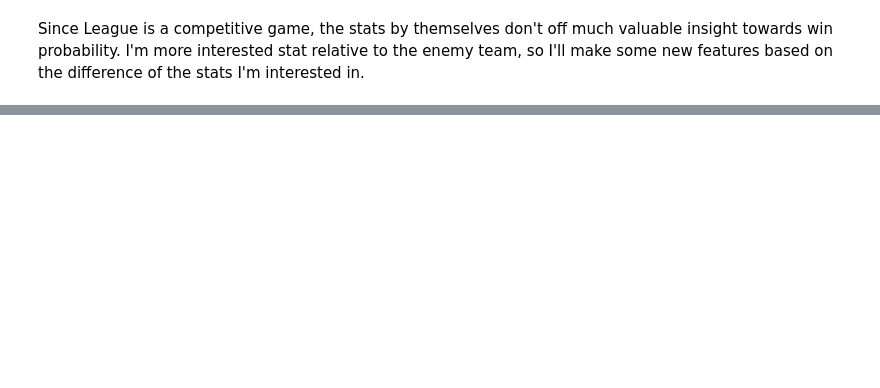
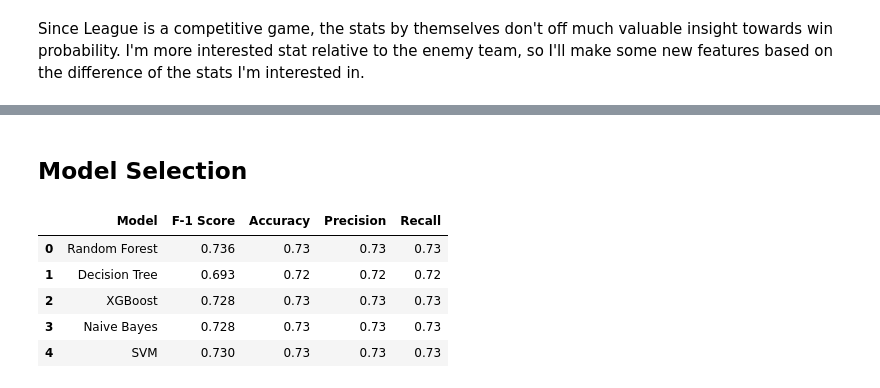
Before and after one commit to si-rui126/lol-win-rate, a Jupyter notebook: league-of-legends-10-min-prediction-model.ipynb, the cells around one changed output, grey strips where cells are left out. Saved outputs shown, nothing was run; the diff lists cells and outputs as text; code cells hidden in the pictures; blank space fills up the shorter version.

```diff
--- a/league-of-legends-10-min-prediction-model.ipynb
+++ b/league-of-legends-10-min-prediction-model.ipynb
@@ -161,0 +213,16 @@ I'll test it out on an actual game. I took the data from WBG vs. T1 game 1 at Wo
+# %% [markdown]
+## Model Selection
+# %%
+models = ['Random Forest', 'Decision Tree', 'XGBoost', 'Naive Bayes', 'SVM']
+f1 = [0.736, 0.693, 0.728, 0.728, 0.730]
+acc = [0.73, 0.72, 0.73, 0.73, 0.73]
+prec = [0.73, 0.72, 0.73, 0.73, 0.73]
+recall = [0.73, 0.72, 0.73, 0.73, 0.73]
+pd.DataFrame({'Model': models, 'F-1 Score': f1, 'Accuracy': acc, 'Precision': prec, 'Recall': recall})
+# %% [output]
+|  | Model | F-1 Score | Accuracy | Precision | Recall |
+| 0 | Random Forest | 0.736 | 0.73 | 0.73 | 0.73 |
+| 1 | Decision Tree | 0.693 | 0.72 | 0.72 | 0.72 |
+| 2 | XGBoost | 0.728 | 0.73 | 0.73 | 0.73 |
+| 3 | Naive Bayes | 0.728 | 0.73 | 0.73 | 0.73 |
+| 4 | SVM | 0.730 | 0.73 | 0.73 | 0.73 |
```
Also changed, not shown: parts of 37 cells of this notebook.
